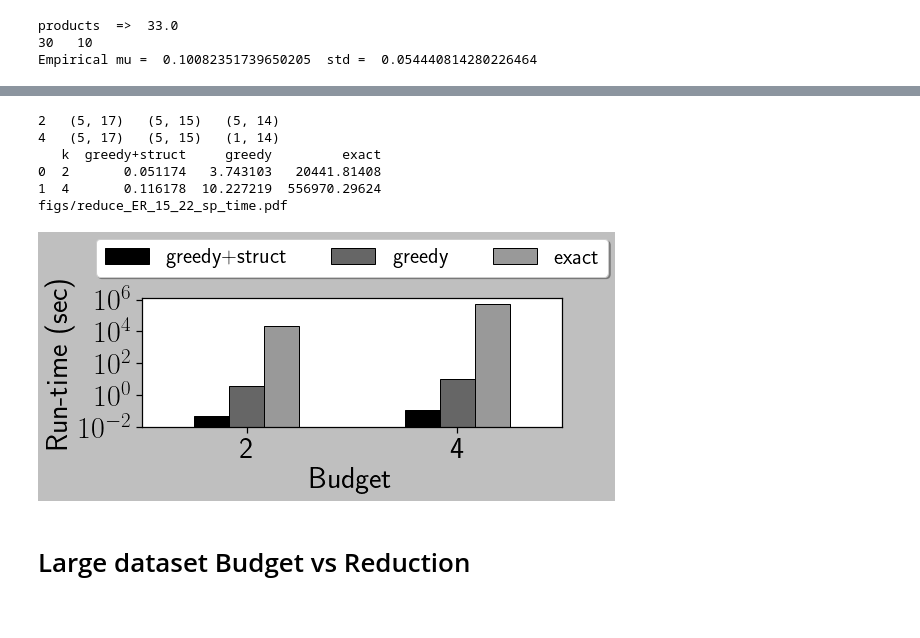
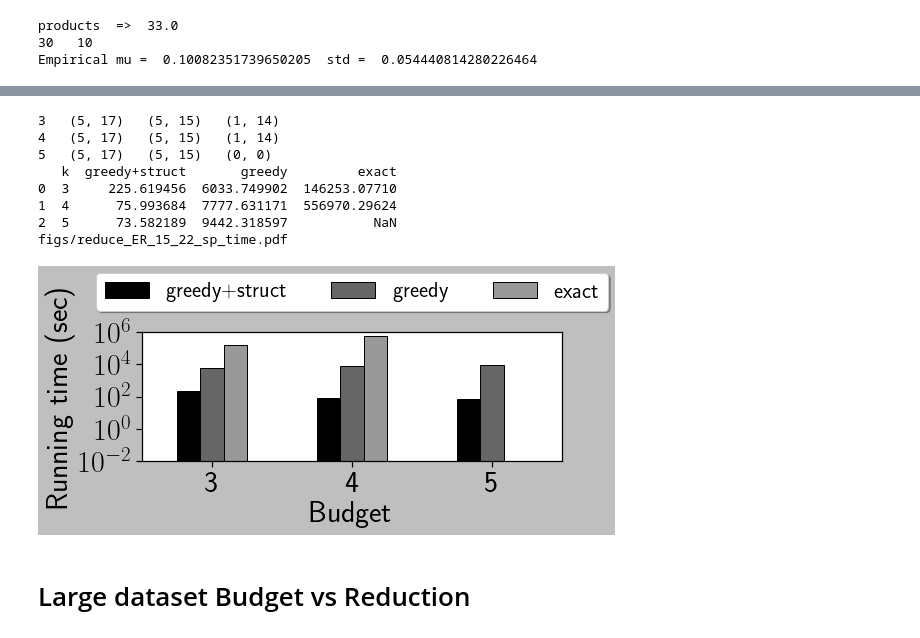
Before and after one commit to toggled/uncertainty, a Jupyter notebook: test.ipynb, the cells around one changed output, grey strips where cells are left out. Saved outputs shown, nothing was run; the diff lists cells and outputs as text; code cells hidden in the pictures.

Commit message:
exact

```diff
--- a/test.ipynb
+++ b/test.ipynb
@@ -1422,11 +1428,12 @@ alg0 = 'greedyp'
 a0 = 'greedyp'
 alg1 = 'greedy'
 a1 = 'greedy'
-q =   'reach'
-# q = 'sp'
+# q =   'reach'
+q = 'sp'
+
 # 'mcdij' #'mcbfs' #
-# est_alg = 'exact'
-est_alg = 'mcbfs'
+est_alg = 'exact'
+# est_alg = 'mcbfs'
 # kset = [3,4,5]
 kset = [3,4,5]
 varyK0 = [] #greedy+struct
@@ -1434,8 +1441,8 @@ varyK1  = [] #greedy
 exact = []
 # est_alg = ['mcbfs','mcdij'][q == 'sp']
 for k in kset:
-    qset = str(k)
-    # qset = 4
+    # qset = str(k)
+    qset = 4
     name0 = folder+'reduce_k_'+str(k)+'_K_10_'+data+'_'+alg0+'_'+q+'_'+str(qset)+'.queries.csv'
     name1 = folder+'reduce_k_'+str(k)+'_K_10_'+data+'_'+alg1+'_'+q+'_'+str(qset)+'.queries.csv'
     df0 = pd.read_csv(name0)
@@ -1443,6 +1450,9 @@ for k in kset:
     df0 = df0[df0['MCalgo'] == est_alg]
     df1 = df1[df1['MCalgo'] == est_alg]
 
+    # if k==4:
+    #     df0 = df0.iloc[0]
+    #     df1=df1.iloc[0]
     # print(name0,' ',name1)
     varyK0.append(df0)
     varyK1.append(df1)
@@ -1497,9 +1507,10 @@ ax = df.plot(x="k", y=["greedy+struct","greedy","exact"], kind="bar",rot=0)
 # plt.xscale('log',base=2)
 plt.xlabel('Budget', fontsize=fontsize-2)
 plt.ylabel('Entropy Reduction',fontsize=fontsize-2)
-# plt.yticks([0,0.04,0.08,0.13],fontsize=fontsize-2)
-plt.yticks([0,0.05,0.1,0.16],fontsize=fontsize-2)
+plt.yticks(fontsize=fontsize-2)
+# plt.yticks([0,0.05,0.1,0.16],fontsize=fontsize-2)
 plt.xticks(fontsize=fontsize-2)
+# plt.yscale('log')
 # ax = plt.gca()
 # ax.set_xticklabels(xlabels)
 # plt.yticks(fontsize=fontsize-2)
@@ -1532,7 +1551,7 @@ fontsize = 32
 labelsize = 24
 lw = 2
 
-folder = 'reduce_mainP/'
+folder = '7_3_1/'
 data = 'ER_15_22'
 alg0 = 'greedyp'
 a0 = 'greedyp'
@@ -1541,14 +1560,14 @@ a1 = 'greedy'
 # q =   'reach'
 q = 'sp'
 
-est_alg = 'mcdij' #'mcbfs' # 'exact'
-kset = [2,4]
+est_alg = 'exact'
+kset = [3, 4, 5]
 varyK0 = [] #greedy+struct
 varyK1  = [] #greedy
 exact = []
 # est_alg = ['mcbfs','mcdij'][q == 'sp']
 for k in kset:
-    qset = str(k)
+    qset = str(4)
     name0 = folder+'reduce_k_'+str(k)+'_K_10_'+data+'_'+alg0+'_'+q+'_'+str(qset)+'.queries.csv'
     name1 = folder+'reduce_k_'+str(k)+'_K_10_'+data+'_'+alg1+'_'+q+'_'+str(qset)+'.queries.csv'
     df0 = pd.read_csv(name0)
@@ -1559,9 +1578,11 @@ for k in kset:
     # print(name0,' ',name1)
     varyK0.append(df0)
     varyK1.append(df1)
-
-    exactcsv = folder+'reduce_k_'+str(k)+'_K_10_'+data+'_'+'exact_'+q+'_'+str(qset)+'.queries.csv'
-    exactdf = pd.read_csv(exactcsv)
+    try:
+        exactcsv = folder+'reduce_k_'+str(k)+'_K_10_'+data+'_'+'exact_'+q+'_'+str(qset)+'.queries.csv'
+        exactdf = pd.read_csv(exactcsv)
+    except:
+        exactdf = pd.DataFrame()
     exact.append(exactdf)
     print(k,' ',df0.shape,' ',df1.shape,' ',exactdf.shape)
 
@@ -1580,7 +1601,10 @@ for i,K in enumerate(kset):
     greedy_red.append(mean)
     std_red.append(std)
 
-    mean,std = exact[i]['execution_time'].mean(), exact[i]['execution_time'].std()
+    if len(exact[i])>0:
+        mean,std = exact[i]['execution_time'].mean(), exact[i]['execution_time'].std()
+    else:
+        mean,std = None,None
     exact_red.append(mean)
     stde_red.append(std)
 
@@ -1595,39 +1619,41 @@ plt.yscale('log',base=10)
 # # std_red = np.array(std_red)
 # # print(greedy_red.shape,' ',std_red.shape,' ',len(greedyM_red),' ',len(stdM_red))
 # plt.plot(Kset,greedy_red,color = 'k',marker='x',label='greedy',linewidth=lw)
 # plt.plot(Kset,greedyM_red,color = 'k',marker='o',label='greedy+mem',linewidth=lw)
 # # plt.fill_between(Kset, np.array(greedyM_red) - np.array(stdM_red), np.array(greedyM_red) + np.array(stdM_red), \
 # #                  color='r', alpha=0.4)
 # ax = plt.gca()
 # ax.axhline(exact_deltaH,linestyle='--',color='r',linewidth=lw,label='Exact')
 # plt.yscale('log',base=2)
 # plt.xscale('log',base=2)
 plt.xlabel('Budget', fontsize=fontsize-2)
-plt.ylabel('Run-time (sec)',fontsize=fontsize-2)
+plt.ylabel('Running time (sec)',fontsize=fontsize-2)
 plt.yticks([10**-2,10**0, 10**2,10**4, 10**6],fontsize=fontsize-2)
 plt.xticks(fontsize=fontsize-2)
 # ax = plt.gca()
 # ax.set_xticklabels(xlabels)
 # plt.yticks(fontsize=fontsize-2)
 # # plt.legend(fontsize=fontsize+10,frameon = False,prop={"size":22},bbox_to_anchor=(0.6,0.4))
 # plt.legend(fontsize=fontsize-7, ncol = 3)
 # plt.legend(fontsize=fontsize)
 # plt.title('Budget = '+str(k),fontsize=fontsize-8)
 plt.legend(loc='lower center', bbox_to_anchor=(0.5, 1.08),\
           ncol=3, fancybox=True, shadow=True,fontsize=labelsize-2)
 fname = 'figs/reduce_'+data+"_"+q+"_time.pdf"
 print(fname)
 plt.tight_layout()
 plt.savefig(fname)
 plt.show()
 # %% [output]
-2   (5, 17)   (5, 15)   (5, 14)
+3   (5, 17)   (5, 15)   (1, 14)
 4   (5, 17)   (5, 15)   (1, 14)
-   k  greedy+struct     greedy         exact
-0  2       0.051174   3.743103   20441.81408
-1  4       0.116178  10.227219  556970.29624
+5   (5, 17)   (5, 15)   (0, 0)
+   k  greedy+struct       greedy         exact
+0  3     225.619456  6033.749902  146253.07710
+1  4      75.993684  7777.631171  556970.29624
+2  5      73.582189  9442.318597           NaN
 figs/reduce_ER_15_22_sp_time.pdf
-[figure, old version]
+[figure, new version]
 # %% [markdown]
 # Large dataset Budget vs Reduction
 # %%
```
Also changed, not shown: parts of 7 cells of this notebook, 2 other files.
